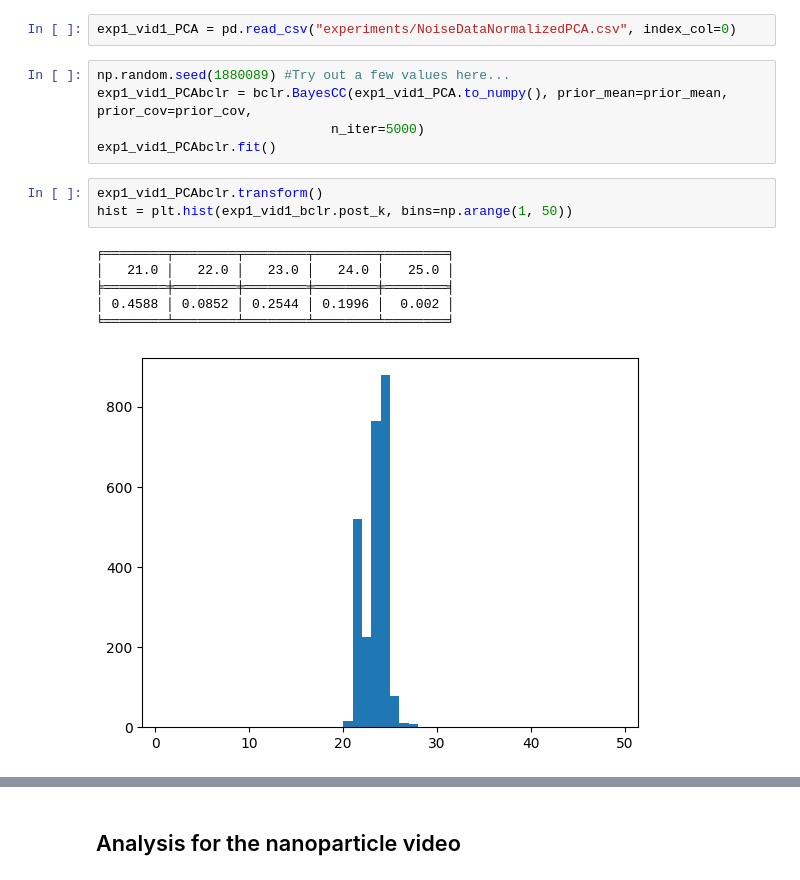
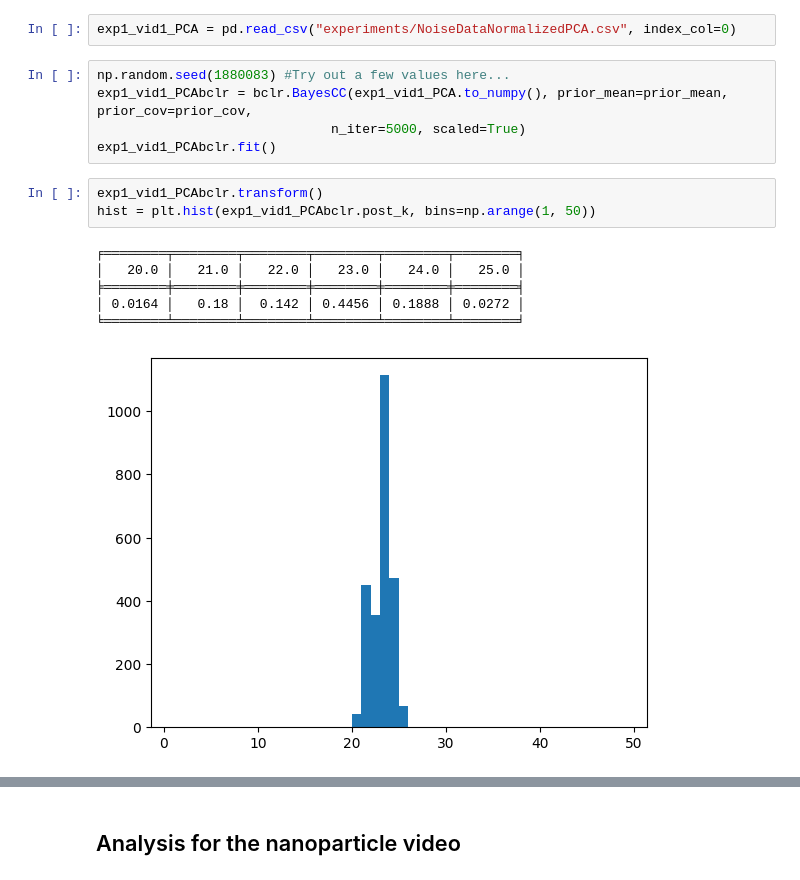
Before and after one commit to manilasoldier/bclr, a Jupyter notebook: bclr_examples.ipynb, the cells around one changed output, grey strips where cells are left out. Cells and saved outputs as stored; diff of their text form.

```diff
--- a/bclr_demo.ipynb
+++ b/bclr_examples.ipynb
@@ -43,17 +86,17 @@ hist = plt.hist(exp1_vid1_TDAbclr.post_k, bins=np.arange(1, 50))
 # %%
 exp1_vid1_PCA = pd.read_csv("experiments/NoiseDataNormalizedPCA.csv", index_col=0)
 # %%
-np.random.seed(1880089) #Try out a few values here...
+np.random.seed(1880083) #Try out a few values here...
 exp1_vid1_PCAbclr = bclr.BayesCC(exp1_vid1_PCA.to_numpy(), prior_mean=prior_mean, prior_cov=prior_cov,
-                              n_iter=5000)
+                              n_iter=5000, scaled=True)
 exp1_vid1_PCAbclr.fit()
 # %%
 exp1_vid1_PCAbclr.transform()
-hist = plt.hist(exp1_vid1_bclr.post_k, bins=np.arange(1, 50))
+hist = plt.hist(exp1_vid1_PCAbclr.post_k, bins=np.arange(1, 50))
 # %% [output]
-╒════════╤════════╤════════╤════════╤════════╕
-│   21.0 │   22.0 │   23.0 │   24.0 │   25.0 │
-╞════════╪════════╪════════╪════════╪════════╡
-│ 0.4588 │ 0.0852 │ 0.2544 │ 0.1996 │  0.002 │
-╘════════╧════════╧════════╧════════╧════════╛
+╒════════╤════════╤════════╤════════╤════════╤════════╕
+│   20.0 │   21.0 │   22.0 │   23.0 │   24.0 │   25.0 │
+╞════════╪════════╪════════╪════════╪════════╪════════╡
+│ 0.0164 │   0.18 │  0.142 │ 0.4456 │ 0.1888 │ 0.0272 │
+╘════════╧════════╧════════╧════════╧════════╧════════╛
-[figure, old version]
+[figure, new version]
```
Also changed, not shown: parts of 18 cells of this notebook, 6 other files.
